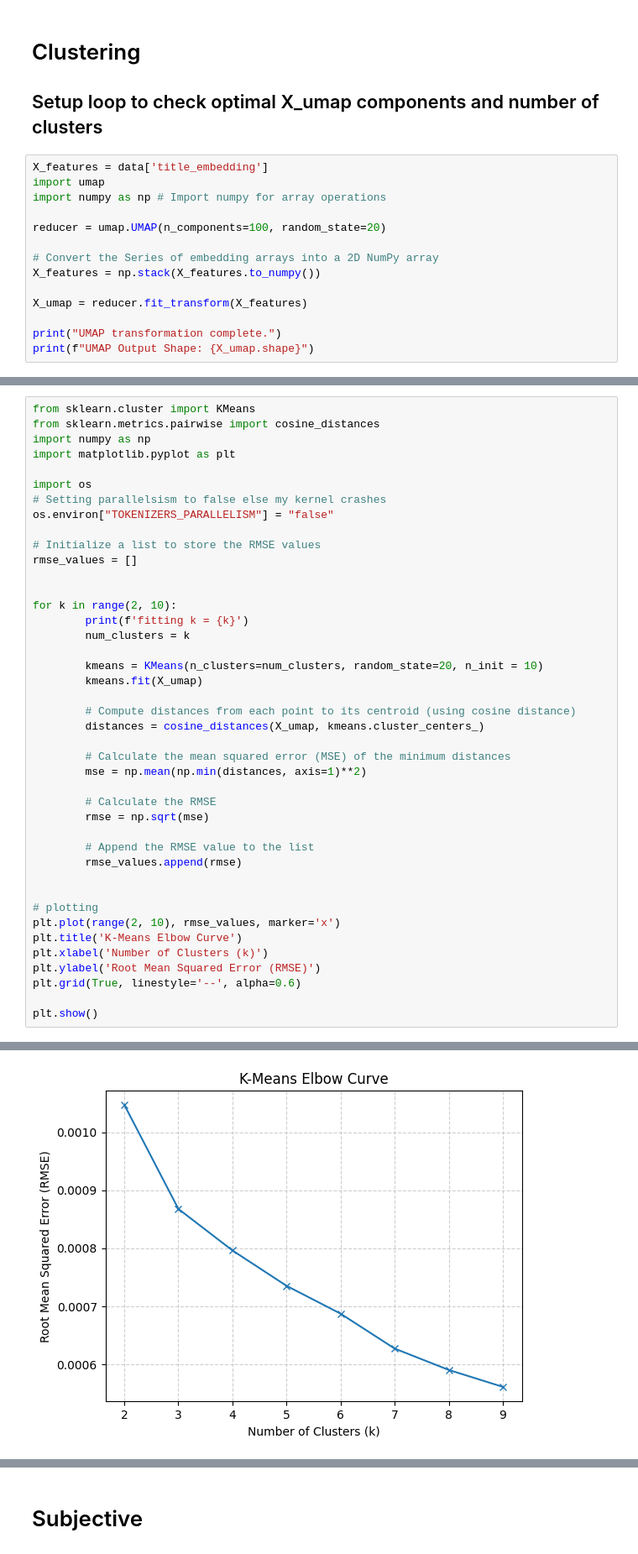
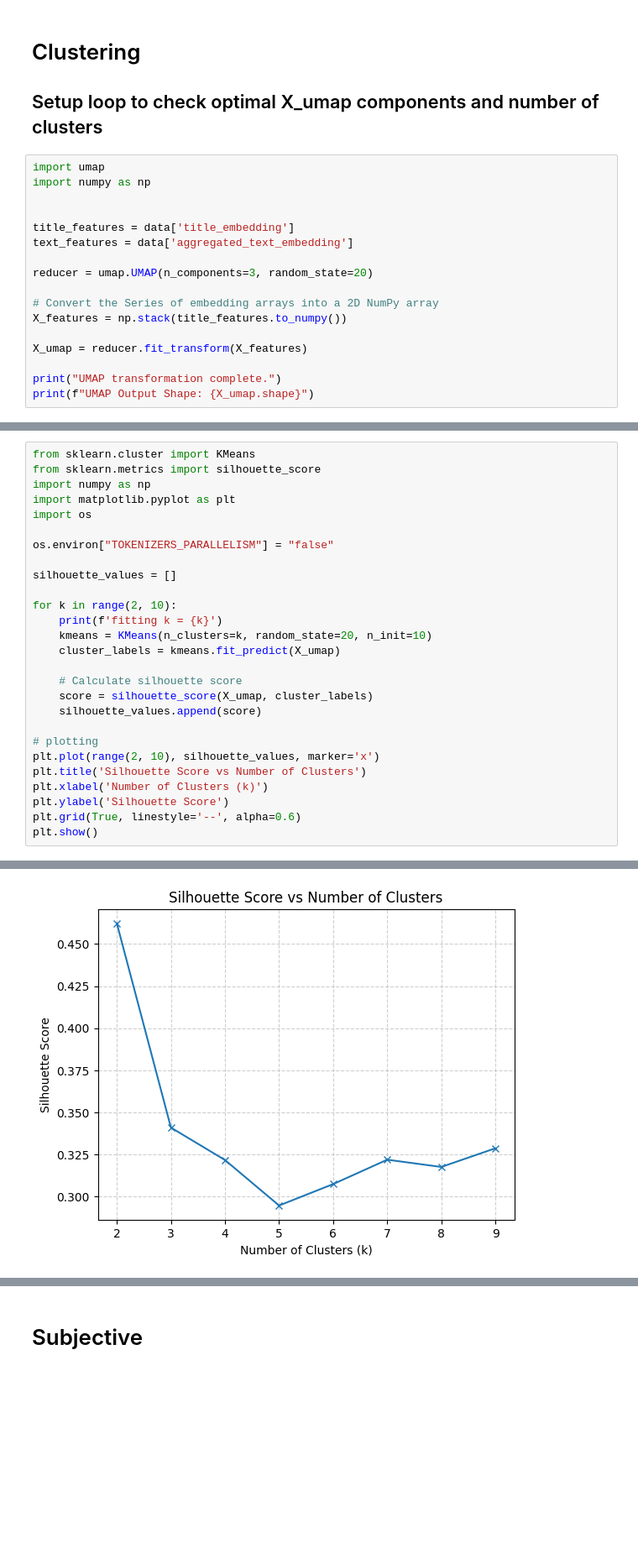
Before and after one commit to CXLange/News-and-market-sentiment-analytics---exam-, a Jupyter notebook: working_notebook.ipynb, the cells around one changed output, grey strips where cells are left out. Shown at 84% size. Cells and saved outputs as stored; diff of their text form; blank space fills up the shorter version.

```diff
--- a/working_notebook.ipynb
+++ b/working_notebook.ipynb
@@ -812,14 +811,17 @@ del data[TEMP_TOPIC_COL]
 # Clustering
 ## Setup loop to check optimal X_umap components and number of clusters
 # %%
-X_features = data['title_embedding']
 import umap
-import numpy as np # Import numpy for array operations
+import numpy as np
 
-reducer = umap.UMAP(n_components=100, random_state=20)
+
+title_features = data['title_embedding']
+text_features = data['aggregated_text_embedding']
+
+reducer = umap.UMAP(n_components=3, random_state=20)
 
 # Convert the Series of embedding arrays into a 2D NumPy array
-X_features = np.stack(X_features.to_numpy())
+X_features = np.stack(title_features.to_numpy())
 
 X_umap = reducer.fit_transform(X_features)
 
@@ -831,55 +833,40 @@ UMAP Output Shape: (39081, 100)
 # %%
 from sklearn.cluster import KMeans
-from sklearn.metrics.pairwise import cosine_distances
+from sklearn.metrics import silhouette_score
 import numpy as np
 import matplotlib.pyplot as plt
+import os
 
-import os
-# Setting parallelsism to false else my kernel crashes
 os.environ["TOKENIZERS_PARALLELISM"] = "false"
 
-# Initialize a list to store the RMSE values
-rmse_values = []
-
+silhouette_values = []
 
 for k in range(2, 10):
-        print(f'fitting k = {k}')
-        num_clusters = k
+    print(f'fitting k = {k}')
+    kmeans = KMeans(n_clusters=k, random_state=20, n_init=10)
+    cluster_labels = kmeans.fit_predict(X_umap)
 
-        kmeans = KMeans(n_clusters=num_clusters, random_state=20, n_init = 10)
-        kmeans.fit(X_umap)
-
-        # Compute distances from each point to its centroid (using cosine distance)
-        distances = cosine_distances(X_umap, kmeans.cluster_centers_)
-
-        # Calculate the mean squared error (MSE) of the minimum distances
-        mse = np.mean(np.min(distances, axis=1)**2)
-
-        # Calculate the RMSE
-        rmse = np.sqrt(mse)
-
-        # Append the RMSE value to the list
-        rmse_values.append(rmse)
-
+    # Calculate silhouette score
+    score = silhouette_score(X_umap, cluster_labels)
+    silhouette_values.append(score)
 
 # plotting
-plt.plot(range(2, 10), rmse_values, marker='x')
-plt.title('K-Means Elbow Curve')
+plt.plot(range(2, 10), silhouette_values, marker='x')
+plt.title('Silhouette Score vs Number of Clusters')
 plt.xlabel('Number of Clusters (k)')
-plt.ylabel('Root Mean Squared Error (RMSE)')
+plt.ylabel('Silhouette Score')
 plt.grid(True, linestyle='--', alpha=0.6)
-
 plt.show()
 # %% [output]
 fitting k = 2
 fitting k = 3
 fitting k = 4
 fitting k = 5
 fitting k = 6
 fitting k = 7
 fitting k = 8
 fitting k = 9
-[figure, old version]
+[figure, new version]
 # %%
 from sklearn.cluster import KMeans
 
```
Also changed, not shown: parts of 45 cells of this notebook.
